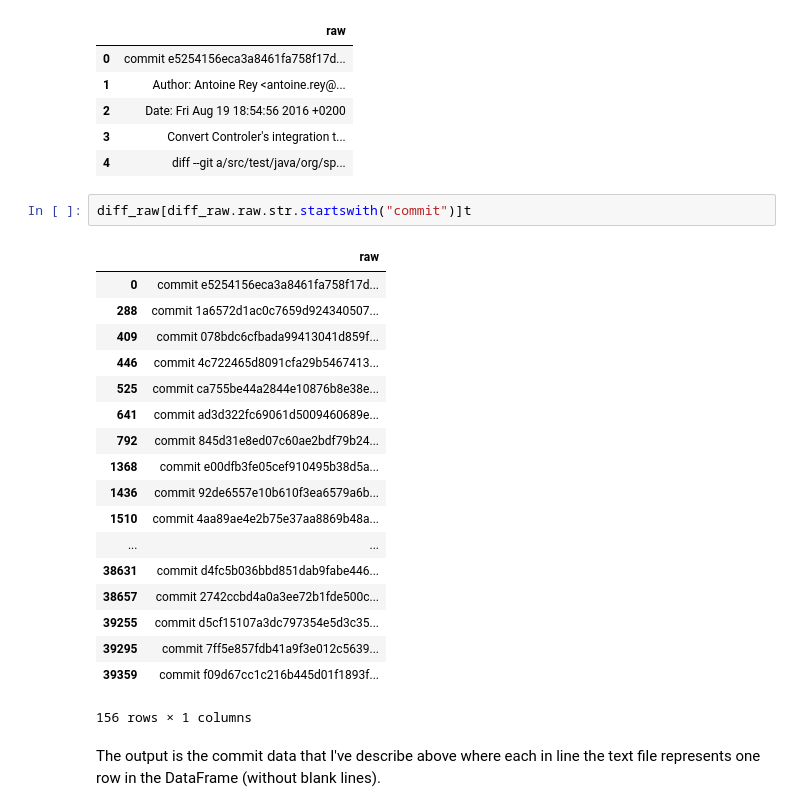
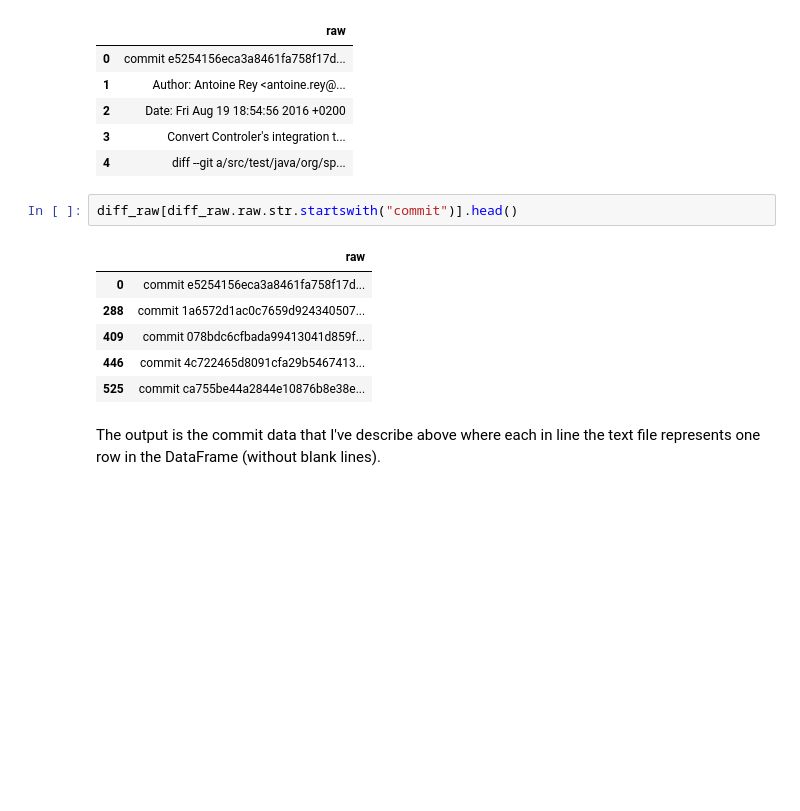
Before and after one commit to feststelltaste/software-analytics, a Jupyter notebook: prototypes/Complexity over Time (easier way maybe).ipynb, the cells around one changed output. Drawn from its saved outputs; the diff is of its cells as text; blank space fills up the shorter version.

```diff
--- a/prototypes/Complexity over Time (easier way maybe).ipynb
+++ b/prototypes/Complexity over Time (easier way maybe).ipynb
@@ -83,26 +83,14 @@ diff_raw.head(5)
 | 3 | Convert Controler's integration t... |
 | 4 | diff --git a/src/test/java/org/sp... |
 # %%
-diff_raw[diff_raw.raw.str.startswith("commit")]t
+diff_raw[diff_raw.raw.str.startswith("commit")].head()
 # %% [output]
 |  | raw |
 | 0 | commit e5254156eca3a8461fa758f17d... |
 | 288 | commit 1a6572d1ac0c7659d924340507... |
 | 409 | commit 078bdc6cfbada99413041d859f... |
 | 446 | commit 4c722465d8091cfa29b5467413... |
 | 525 | commit ca755be44a2844e10876b8e38e... |
-| 641 | commit ad3d322fc69061d5009460689e... |
-| 792 | commit 845d31e8ed07c60ae2bdf79b24... |
-| 1368 | commit e00dfb3fe05cef910495b38d5a... |
-| 1436 | commit 92de6557e10b610f3ea6579a6b... |
-| 1510 | commit 4aa89ae4e2b75e37aa8869b48a... |
-| ... | ... |
-| 38631 | commit d4fc5b036bbd851dab9fabe446... |
-| 38657 | commit 2742ccbd4a0a3ee72b1fde500c... |
-| 39255 | commit d5cf15107a3dc797354e5d3c35... |
-| 39295 | commit 7ff5e857fdb41a9f3e012c5639... |
-| 39359 | commit f09d67cc1c216b445d01f1893f... |
-156 rows × 1 columns
 # %% [markdown]
 The output is the commit data that I've describe above where each in line the text file represents one row in the DataFrame (without blank lines).
 # %% [markdown]
```
Also changed, not shown: parts of 16 cells of this notebook, 17 other files.
